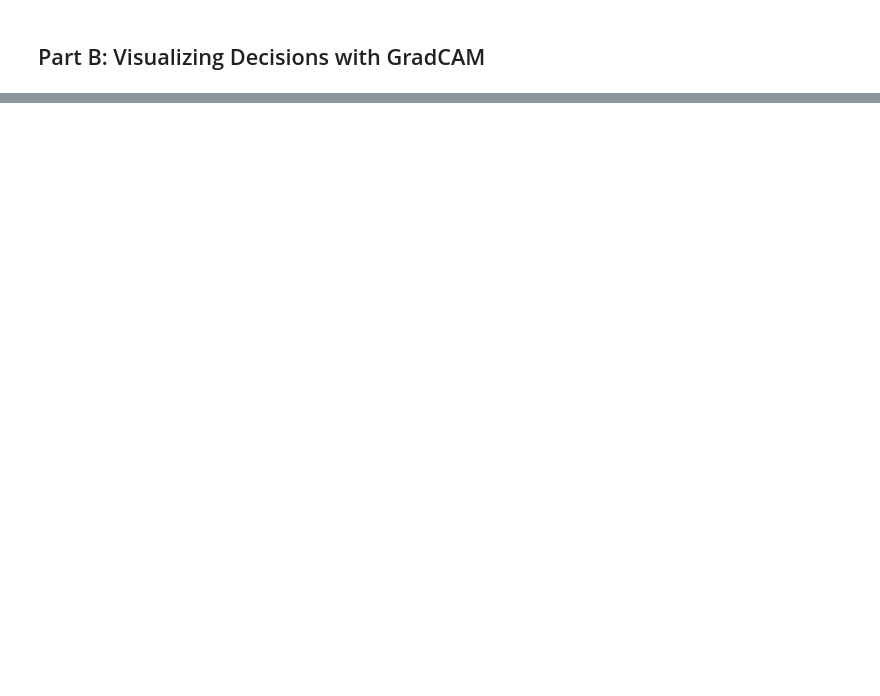
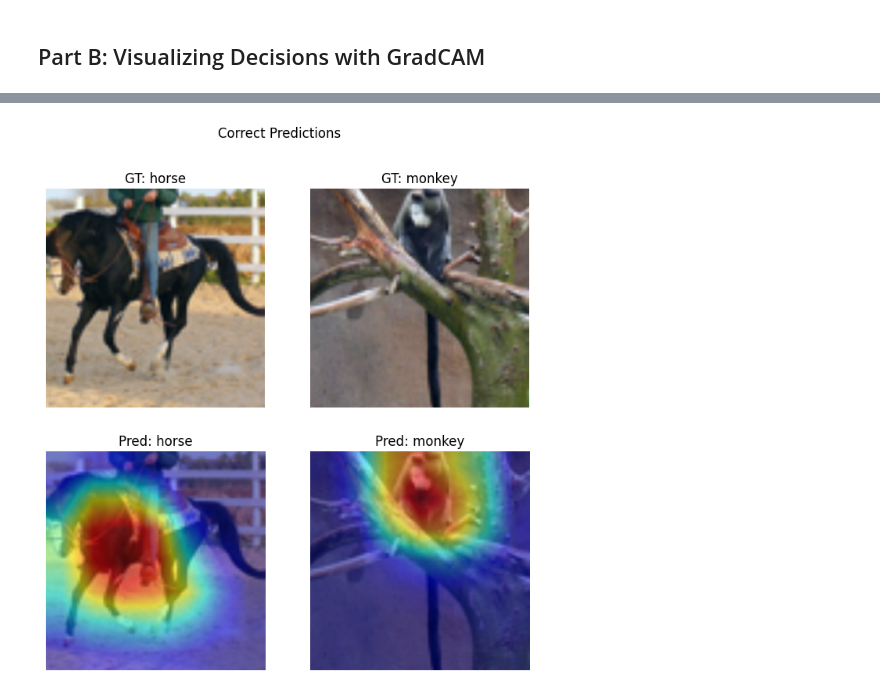
Before and after one commit to ZainabIftikhar1204/DL_Assg3, a Jupyter notebook: DL_Assg3.ipynb, the cells around one changed output, grey strips where cells are left out. Cells and saved outputs as stored; diff of their text form; code cells hidden in the pictures; blank space fills up the shorter version.

```diff
--- a/DL_Assg3.ipynb
+++ b/DL_Assg3.ipynb
@@ -480,0 +511,6 @@ THe early layers extract features like colors, edges, contours and shadows etc w
+# %%
+pre_trained_resnet.eval()
+
+target_layer = pre_trained_resnet.layer4[-1]
+
+cam = GradCAM(model=pre_trained_resnet, target_layers=[target_layer])
@@ -480,0 +533,40 @@ THe early layers extract features like colors, edges, contours and shadows etc w
+# %%
+correct_cams = []
+pre_trained_resnet.eval()
+
+for i in range(len(correct_imgs)):
+    vis = apply_gradcam_on_tensor(correct_imgs[i], pre_trained_resnet, cam)
+    correct_cams.append(vis)
+# %%
+wrong_cams = []
+
+for i in range(len(wrong_imgs)):
+    vis = apply_gradcam_on_tensor(wrong_imgs[i], pre_trained_resnet, cam)
+    wrong_cams.append(vis)
+# %%
+class_names =['airplane','bird','car','cat','deer','dog','horse','monkey','ship','truck']
+
+def show_results(images, cams, labels, preds, title):
+    plt.figure(figsize=(8,8))
+
+    for i in range(len(images)):
+        plt.subplot(2, len(images), i+1)
+
+        img = images[i].permute(1,2,0).cpu().numpy()
+        img = (img - img.min()) / (img.max() - img.min())
+
+        plt.imshow(img)
+        plt.title(f"GT: {class_names[labels[i].item()]}")
+        plt.axis("off")
+
+        plt.subplot(2, len(images), i+1+len(images))
+        plt.imshow(cams[i])
+        plt.title(f"Pred: {class_names[preds[i].item()]}")
+        plt.axis("off")
+
+    plt.suptitle(title)
+    plt.show()
+# %%
+show_results(correct_imgs[:2], correct_cams[0:2], correct_lbls[:2], correct_preds[:2], "Correct Predictions")
+# %% [output]
+[figure, added]
```
Also changed, not shown: parts of 15 cells of this notebook.
